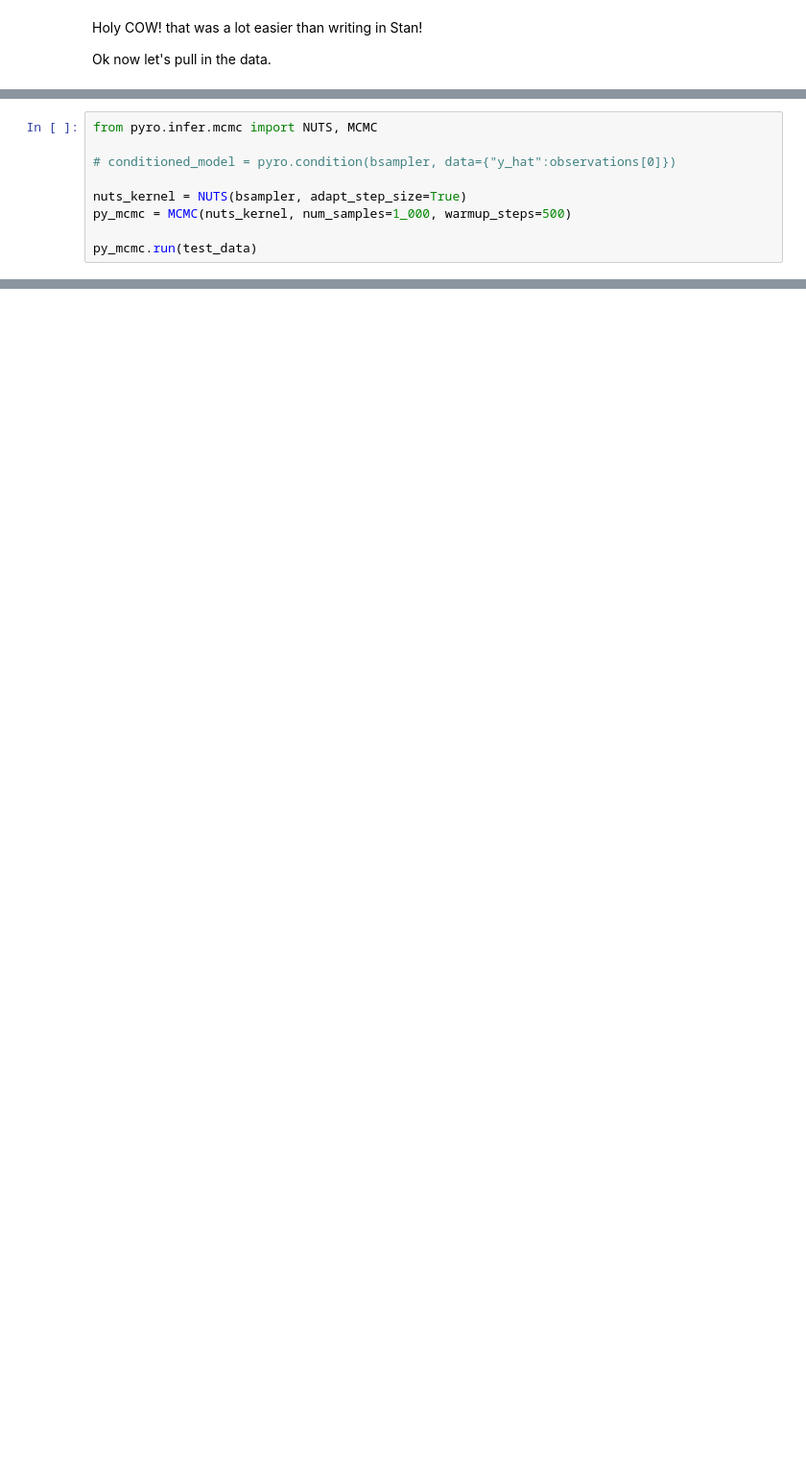
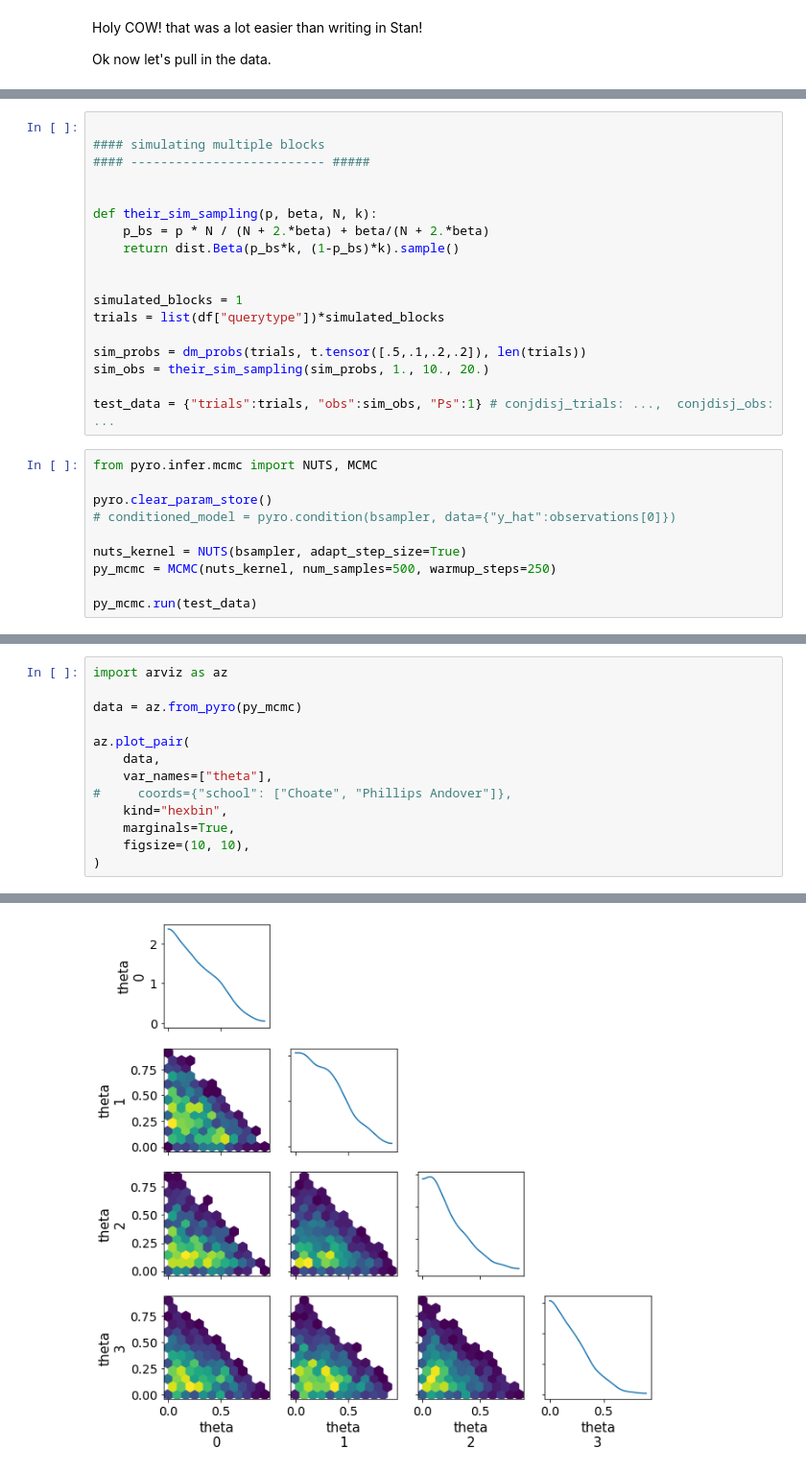
Before and after one commit to derekpowell/bayesian-sampler, a Jupyter notebook: bayes-sampler-pyro-tests.ipynb, the cells around one changed output, grey strips where cells are left out. Shown: that part at 96% size. Saved outputs shown, nothing was run; the diff lists cells and outputs as text; blank space fills up the shorter version.

Commit message:
works for single block

```diff
--- a/bayes-sampler-pyro-tests.ipynb
+++ b/bayes-sampler-pyro-tests.ipynb
@@ -118,10 +209,29 @@ def bsampler(data):
+# %%
+
+#### simulating multiple blocks
+#### -------------------------- #####
+
+
+def their_sim_sampling(p, beta, N, k):
+    p_bs = p * N / (N + 2.*beta) + beta/(N + 2.*beta)
+    return dist.Beta(p_bs*k, (1-p_bs)*k).sample()
+
+
+simulated_blocks = 1
+trials = list(df["querytype"])*simulated_blocks
+
+sim_probs = dm_probs(trials, t.tensor([.5,.1,.2,.2]), len(trials))
+sim_obs = their_sim_sampling(sim_probs, 1., 10., 20.)
+
+test_data = {"trials":trials, "obs":sim_obs, "Ps":1} # conjdisj_trials: ...,  conjdisj_obs: ...
 # %%
 from pyro.infer.mcmc import NUTS, MCMC
 
+pyro.clear_param_store()
 # conditioned_model = pyro.condition(bsampler, data={"y_hat":observations[0]})
 
 nuts_kernel = NUTS(bsampler, adapt_step_size=True)
-py_mcmc = MCMC(nuts_kernel, num_samples=1_000, warmup_steps=500)
+py_mcmc = MCMC(nuts_kernel, num_samples=500, warmup_steps=250)
 
 py_mcmc.run(test_data)
 # %%
@@ -148,0 +260,14 @@ Welp it ran! Pretty slow considering so little data and effective samples is ver
+# %%
+import arviz as az
+
+data = az.from_pyro(py_mcmc)
+
+az.plot_pair(
+    data,
+    var_names=["theta"],
+#     coords={"school": ["Choate", "Phillips Andover"]},
+    kind="hexbin",
+    marginals=True,
+    figsize=(10, 10),
+)
+# %% [output]
@@ -148,0 +283 @@ Welp it ran! Pretty slow considering so little data and effective samples is ver
+[figure, added]
```
Also changed, not shown: parts of 30 cells of this notebook, 1 other file.
